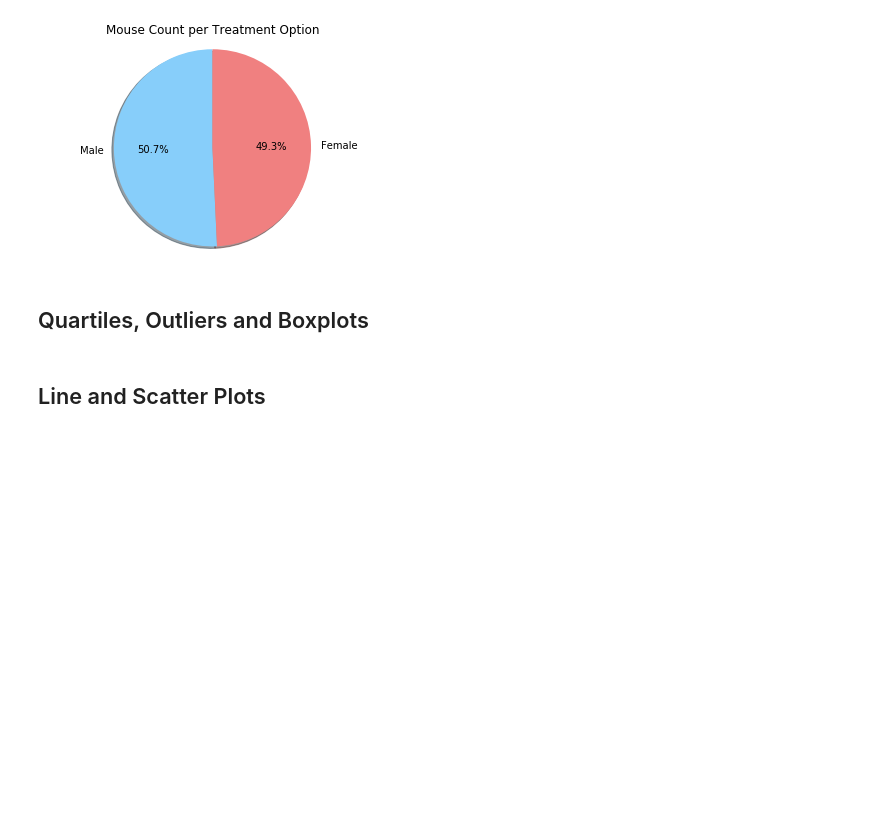
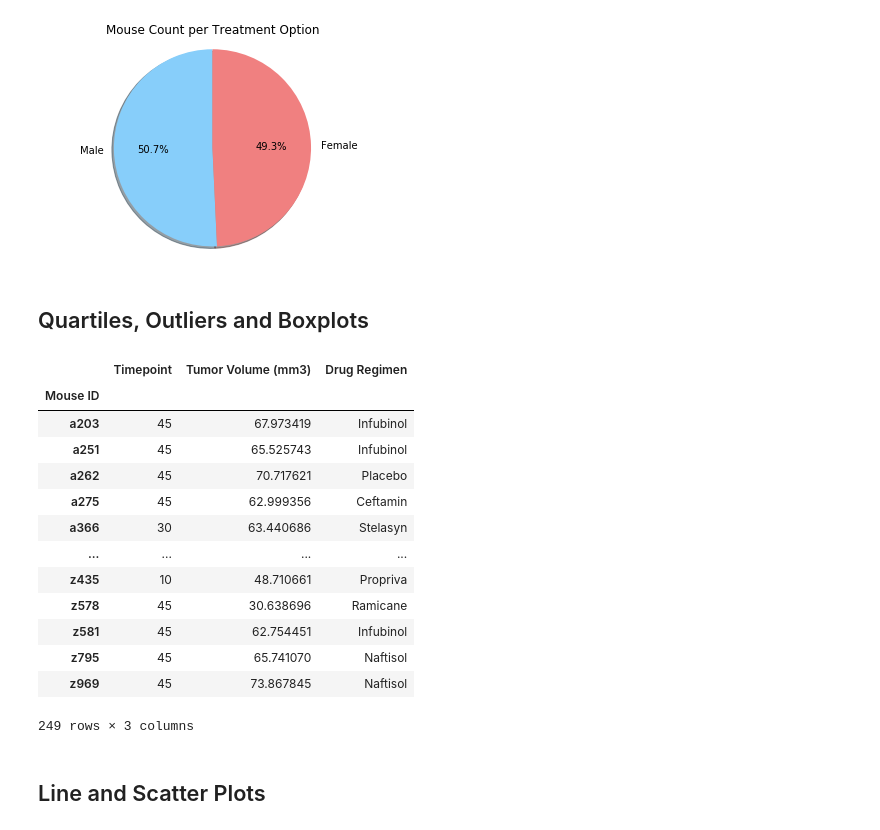
Before and after one commit to kvereda/Matplotlib-challenge, a Jupyter notebook: pymaceuticals_starter.ipynb, the cells around one changed output. Drawn from its saved outputs; the diff is of its cells as text; code cells hidden in the pictures; blank space fills up the shorter version.

```diff
--- a/pymaceuticals_starter.ipynb
+++ b/pymaceuticals_starter.ipynb
@@ -303,3 +301,28 @@ plt.show()
+# %%
+# Start by getting the last (greatest) timepoint for each mouse
+last_timepoint = new_combined_mice_df.groupby(["Mouse ID"])["Timepoint"].last()
+last_tumor_vol = new_combined_mice_df.groupby(["Mouse ID"])["Tumor Volume (mm3)"].last()
+last_chemo_drug = new_combined_mice_df.groupby(["Mouse ID"])["Drug Regimen"].last()
+# %%
+# Merge this group df with the original dataframe to get the tumor volume at the last timepoint
+last_combined_mice_df = pd.merge(last_timepoint, last_tumor_vol, how= "left", on= ["Mouse ID"])
+last_combined_mice_complete_df = pd.merge(last_combined_mice_df, last_chemo_drug, how= "left", on= ["Mouse ID"])
+last_combined_mice_complete_df
+# %% [output]
+|  | Timepoint | Tumor Volume (mm3) | Drug Regimen |
+| Mouse ID |  |  |  |
+| a203 | 45 | 67.973419 | Infubinol |
+| a251 | 45 | 65.525743 | Infubinol |
+| a262 | 45 | 70.717621 | Placebo |
+| a275 | 45 | 62.999356 | Ceftamin |
+| a366 | 30 | 63.440686 | Stelasyn |
+| ... | ... | ... | ... |
+| z435 | 10 | 48.710661 | Propriva |
+| z578 | 45 | 30.638696 | Ramicane |
+| z581 | 45 | 62.754451 | Infubinol |
+| z795 | 45 | 65.741070 | Naftisol |
+| z969 | 45 | 73.867845 | Naftisol |
+249 rows × 3 columns
 # %%
 # Put treatments into a list for for loop (and later for plot labels)
 
```
Also changed, not shown: parts of 4 cells of this notebook.
